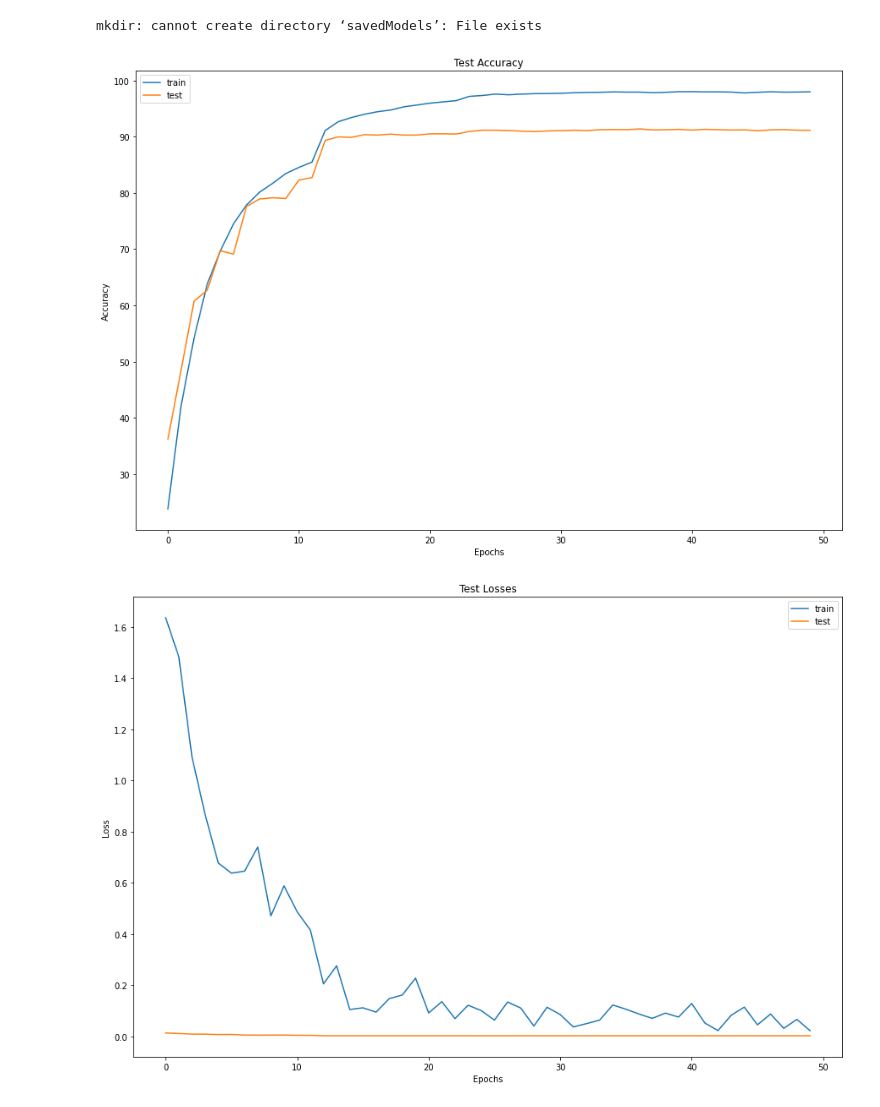
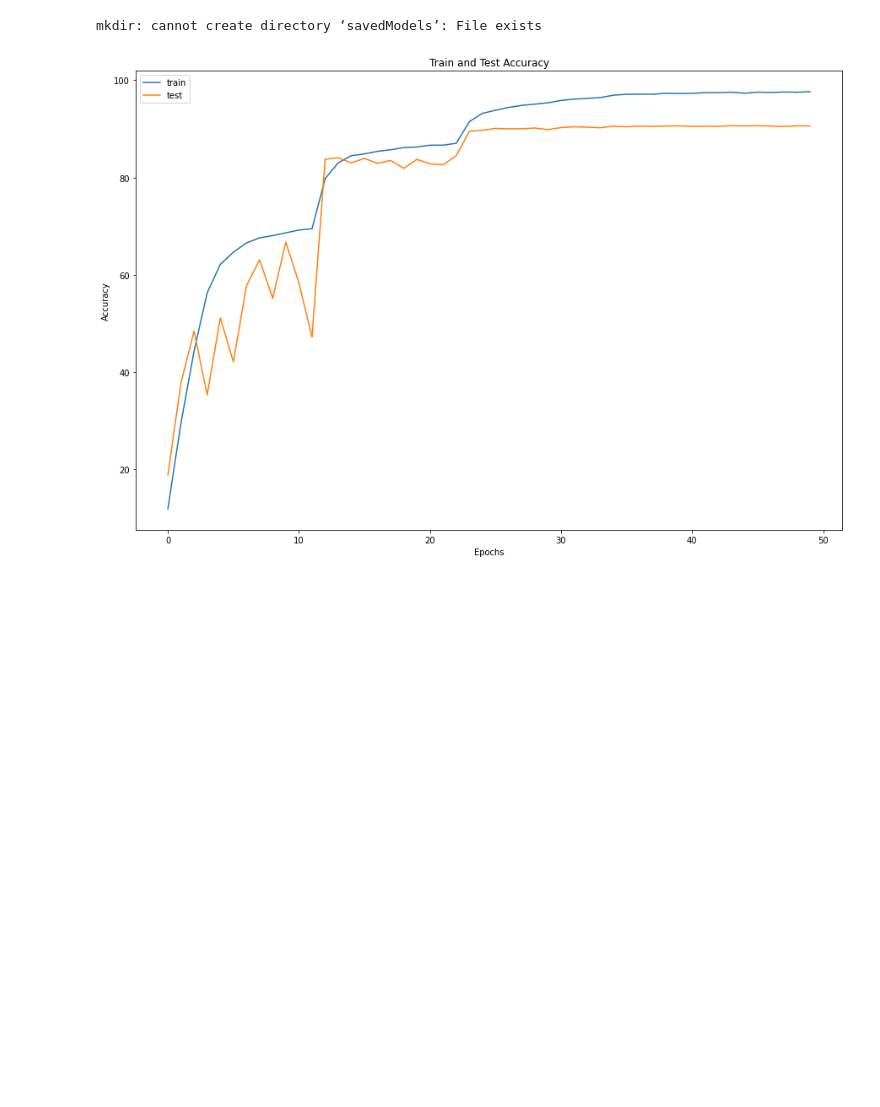
Before and after one commit to santhiya-v/EVA, a Jupyter notebook: S10/CIFAR_Resnet18_S10.ipynb, the cells around one changed output. Saved outputs shown, nothing was run; the diff lists cells and outputs as text; code cells hidden in the pictures; blank space fills up the shorter version.

```diff
--- a/S10/CIFAR_Resnet18_S10.ipynb
+++ b/S10/CIFAR_Resnet18_S10.ipynb
@@ -99,9 +99,8 @@ Best Loss :  2.28454141559734
 # %%
 from torch.optim.lr_scheduler import ReduceLROnPlateau
 criterion = nn.CrossEntropyLoss()
-# optimizer = getOptimizer(model, lr=0.5, momentum=0.9, weight_decay=0.00005)
-optimizer = optim.SGD(model.parameters(), lr=0.5, weight_decay=0.0005)
-scheduler = ReduceLROnPlateau(optimizer, mode='min', factor=0.1, patience=10, verbose=True, threshold=0.01, min_lr=0.0005)
+optimizer = optim.SGD(model.parameters(), lr=0.5, momentum=0.9, weight_decay=0.0005)
+scheduler = ReduceLROnPlateau(optimizer, mode='min', factor=0.1, patience=10, verbose=True, min_lr=0.0005)
 all_train_acc = []
 
 for epoch in range(EPOCHS):
@@ -156,12 +155,9 @@ torch.save(model.state_dict(), "./savedModels/"+modelName+".pt")
 mkdir: cannot create directory ‘savedModels’: File exists
 # %%
 all_test_acc = {'train':all_train_acc,'test':test.test_acc}
-plotGraph(all_test_acc, "Test Accuracy","Epochs", "Accuracy")
-all_test_loss = {'train':train_losses,'test':test.test_losses}
-plotGraph(all_test_loss, "Test Losses","Epochs", "Loss")
+plotGraph(all_test_acc, "Train and Test Accuracy","Epochs", "Accuracy")
 # %% [output]
-[figure, old version]
+[figure, new version]
-[figure, removed]
 # %%
 missClassImgs = getMisclassifiedImages(ResNet18(), testloader, device, 'savedModels/'+modelName+'.pt')
 plotMisclassifiedImages(missClassImgs, classes)
```
Also changed, not shown: parts of 6 cells of this notebook, 3 other files.
